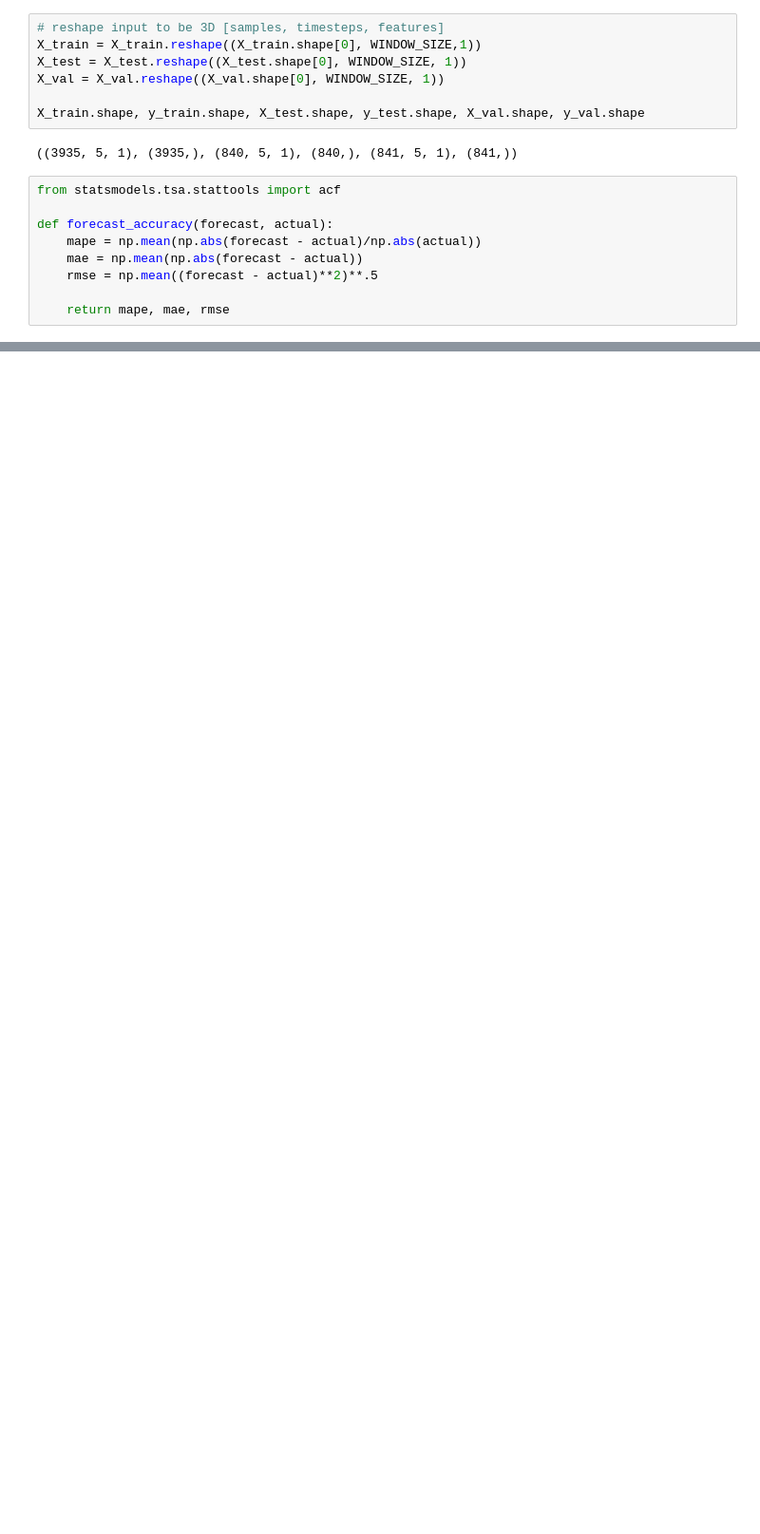
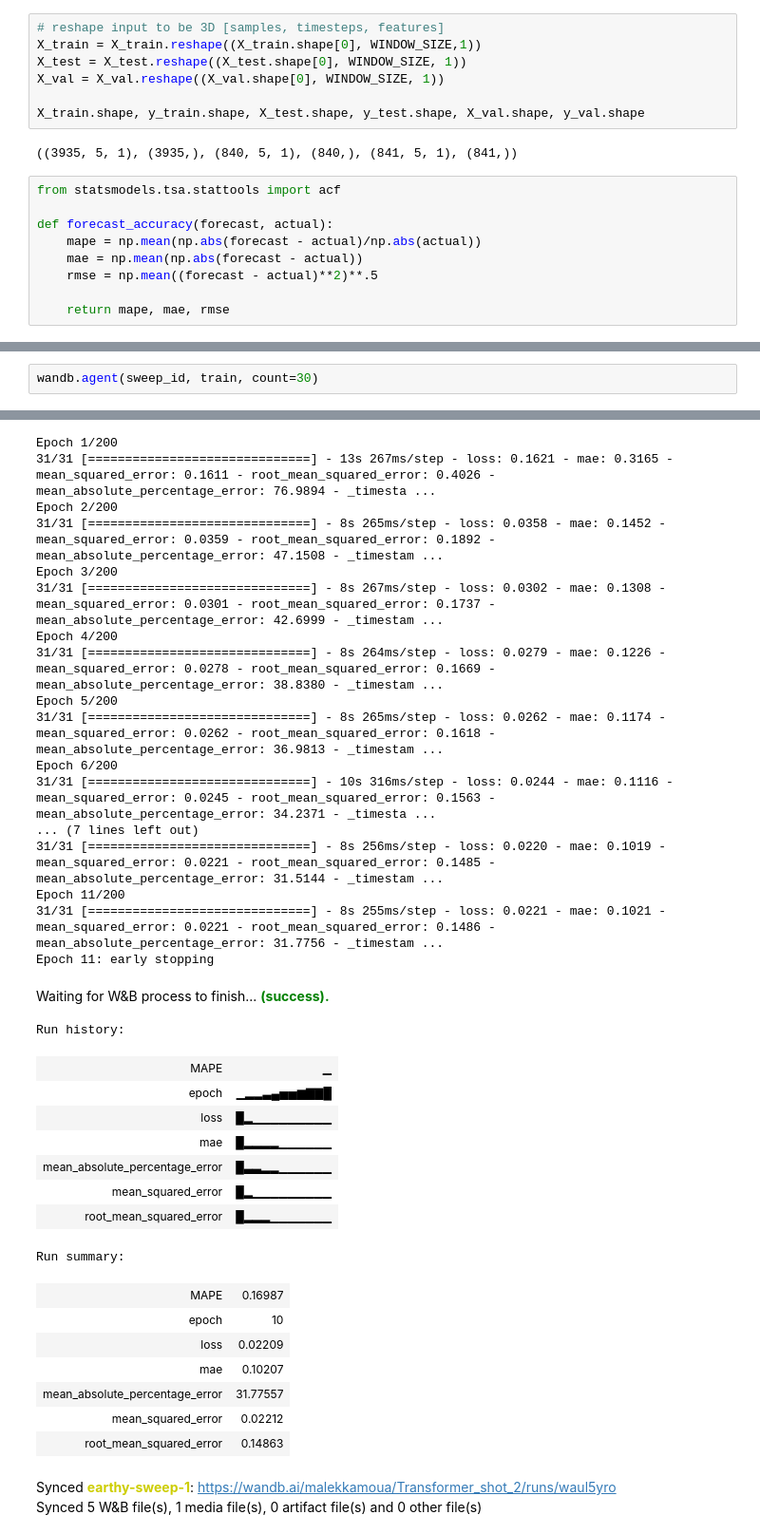
Before and after one commit to Malekkamoua/Quality-prediction-industry-4.0, a Jupyter notebook: 5_Forecasting | Transformer.ipynb, the cells around one changed output, grey strips where cells are left out. Shown: that part at 95% size. Cells and saved outputs as stored; diff of their text form; blank space fills up the shorter version.

Commit message:
Best score transformer

```diff
--- a/5_Forecasting | Transformer.ipynb
+++ b/5_Forecasting | Transformer.ipynb
@@ -188,0 +245,3 @@ def forecast_accuracy(forecast, actual):
+# %%
+wandb.agent(sweep_id, train, count=30)
+# %% [output]
@@ -188,0 +259,36 @@ def forecast_accuracy(forecast, actual):
+Epoch 1/200
+31/31 [==============================] - 13s 267ms/step - loss: 0.1621 - mae: 0.3165 - mean_squared_error: 0.1611 - root_mean_squared_error: 0.4026 - mean_absolute_percentage_error: 76.9894 - _timesta ...
+Epoch 2/200
+31/31 [==============================] - 8s 265ms/step - loss: 0.0358 - mae: 0.1452 - mean_squared_error: 0.0359 - root_mean_squared_error: 0.1892 - mean_absolute_percentage_error: 47.1508 - _timestam ...
+Epoch 3/200
+31/31 [==============================] - 8s 267ms/step - loss: 0.0302 - mae: 0.1308 - mean_squared_error: 0.0301 - root_mean_squared_error: 0.1737 - mean_absolute_percentage_error: 42.6999 - _timestam ...
+Epoch 4/200
+31/31 [==============================] - 8s 264ms/step - loss: 0.0279 - mae: 0.1226 - mean_squared_error: 0.0278 - root_mean_squared_error: 0.1669 - mean_absolute_percentage_error: 38.8380 - _timestam ...
+Epoch 5/200
+31/31 [==============================] - 8s 265ms/step - loss: 0.0262 - mae: 0.1174 - mean_squared_error: 0.0262 - root_mean_squared_error: 0.1618 - mean_absolute_percentage_error: 36.9813 - _timestam ...
+Epoch 6/200
+31/31 [==============================] - 10s 316ms/step - loss: 0.0244 - mae: 0.1116 - mean_squared_error: 0.0245 - root_mean_squared_error: 0.1563 - mean_absolute_percentage_error: 34.2371 - _timesta ...
+... (7 lines left out)
+31/31 [==============================] - 8s 256ms/step - loss: 0.0220 - mae: 0.1019 - mean_squared_error: 0.0221 - root_mean_squared_error: 0.1485 - mean_absolute_percentage_error: 31.5144 - _timestam ...
+Epoch 11/200
+31/31 [==============================] - 8s 255ms/step - loss: 0.0221 - mae: 0.1021 - mean_squared_error: 0.0221 - root_mean_squared_error: 0.1486 - mean_absolute_percentage_error: 31.7756 - _timestam ...
+Epoch 11: early stopping
+Waiting for W&B process to finish... (success).
+Run history:
+| MAPE | ▁ |
+| epoch | ▁▂▂▃▄▅▅▆▇▇█ |
+| loss | █▂▁▁▁▁▁▁▁▁▁ |
+| mae | █▂▂▂▂▁▁▁▁▁▁ |
+| mean_absolute_percentage_error | █▃▃▂▂▁▁▁▁▁▁ |
+| mean_squared_error | █▂▁▁▁▁▁▁▁▁▁ |
+| root_mean_squared_error | █▂▂▂▁▁▁▁▁▁▁ |
+Run summary:
+| MAPE | 0.16987 |
+| epoch | 10 |
+| loss | 0.02209 |
+| mae | 0.10207 |
+| mean_absolute_percentage_error | 31.77557 |
+| mean_squared_error | 0.02212 |
+| root_mean_squared_error | 0.14863 |
+Synced earthy-sweep-1: https://wandb.ai/malekkamoua/Transformer_shot_2/runs/waul5yro
+Synced 5 W&B file(s), 1 media file(s), 0 artifact file(s) and 0 other file(s)
```
Also changed, not shown: parts of 13 cells of this notebook.
